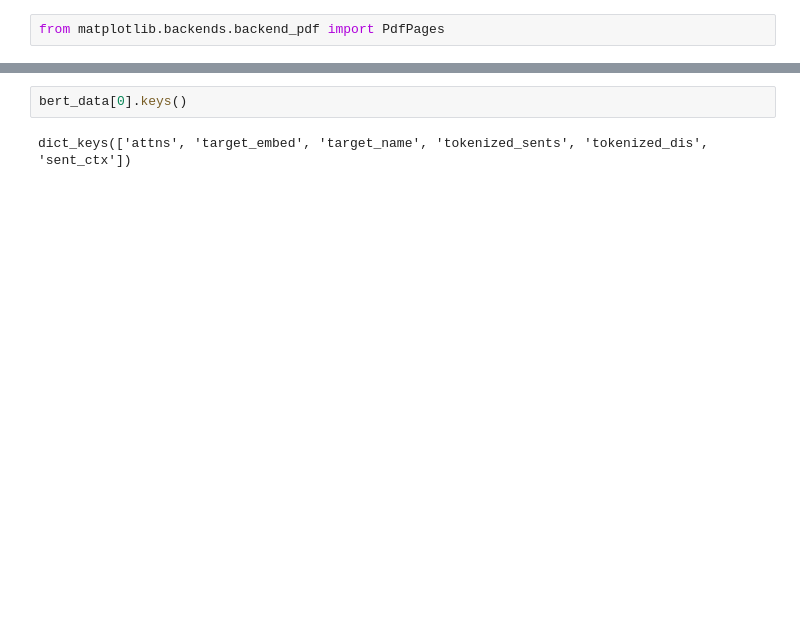
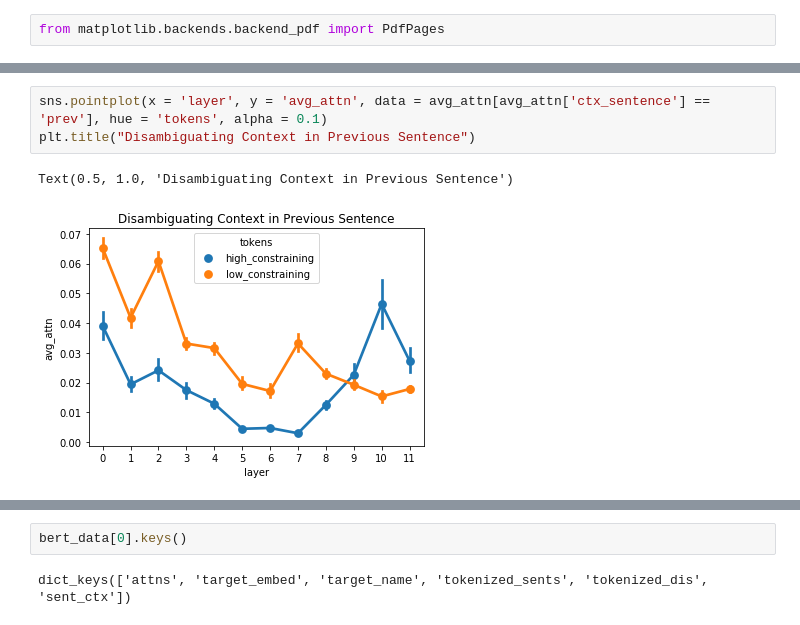
Before and after one commit to sathvikn/bert-wordsense, a Jupyter notebook: codebase/notebooks/rabagliati_2013_analysis.ipynb, the cells around one changed output, grey strips where cells are left out. Cells and saved outputs as stored; diff of their text form; blank space fills up the shorter version.

```diff
--- a/codebase/notebooks/rabagliati_2013_analysis.ipynb
+++ b/codebase/notebooks/rabagliati_2013_analysis.ipynb
@@ -185,0 +205,6 @@ from matplotlib.backends.backend_pdf import PdfPages
+# %%
+sns.pointplot(x = 'layer', y = 'avg_attn', data = avg_attn[avg_attn['ctx_sentence'] == 'prev'], hue = 'tokens', alpha = 0.1)
+plt.title("Disambiguating Context in Previous Sentence")
+# %% [output]
+Text(0.5, 1.0, 'Disambiguating Context in Previous Sentence')
+[figure, added]
```
Also changed, not shown: parts of 34 cells of this notebook.
